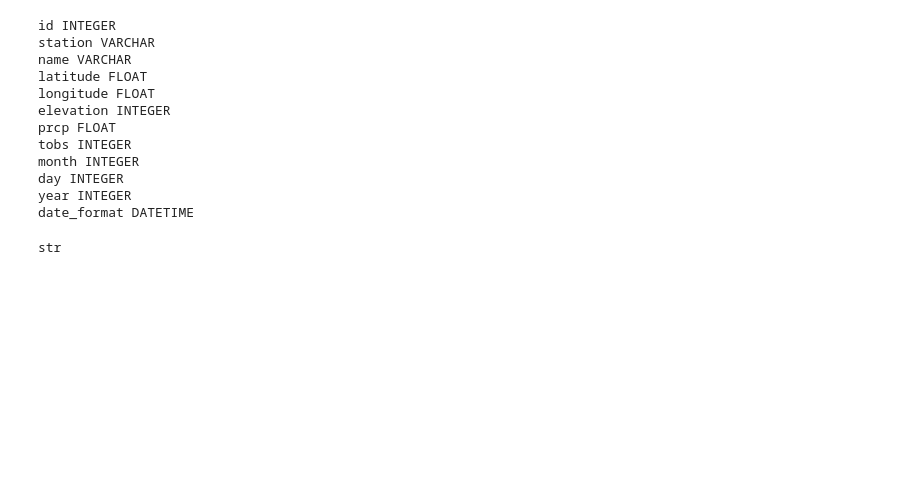
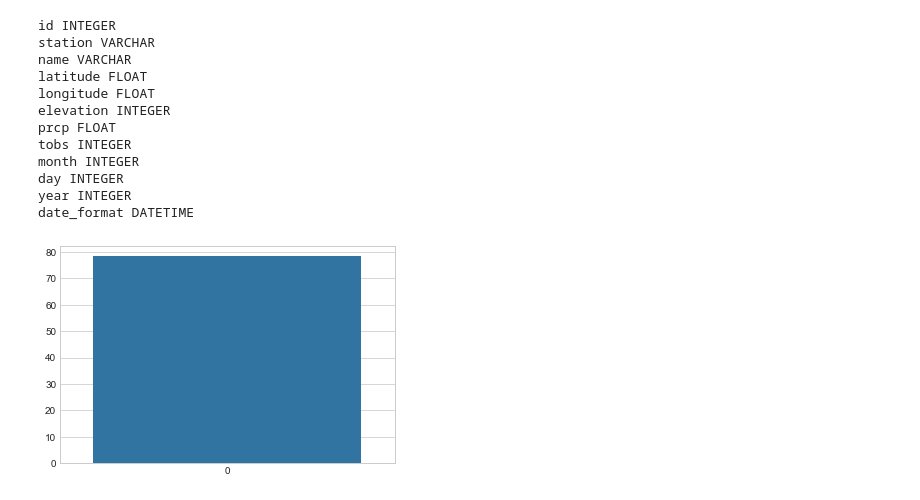
Before and after one commit to gaguinaldo/uscdatabootcamp, a Jupyter notebook: hw-9/climate_analysis.ipynb, the cells around one changed output. Cells and saved outputs as stored; diff of their text form; code cells hidden in the pictures; blank space fills up the shorter version.

```diff
--- a/hw-9/climate_analysis.ipynb
+++ b/hw-9/climate_analysis.ipynb
@@ -287,16 +288,31 @@ day INTEGER
 year INTEGER
 date_format DATETIME
 # %%
-def get_temp(early_date, late_date):
-#     query = 'SELECT * FROM hawaii_data WHERE (date_format BETWEEN ' + '\"' + early_date + '\"' ' AND ' + '\"' + late_date + '\"' + ')'
-#     df_temp = pd.read_sql(query, conn)
-    return type(early_date)
+def get_temp(early_date_str, late_date_str):
+    early_date_dt = datetime.strptime(early_date_str, '%Y-%m-%d')
+    late_date_dt = datetime.strptime(late_date_str, '%Y-%m-%d')
+    early_date = early_date_dt + timedelta(days=-365)
+    late_date = late_date_dt + timedelta(days=-365)
+    query = 'SELECT date_format, tobs FROM hawaii_data WHERE (date_format BETWEEN ' + '\"' + str(early_date) + '\"' ' AND ' + '\"' + str(late_date) + '\"' + ')'
+    df_temp = pd.read_sql(query, conn)
+    return df_temp
 
-#Take string and convert to datetime.
-#Use datetime operations to subtract one year from the dates and store as strings.
-#Take new strings and insert back into query expression.
-#Continue as normal.
+    #Take string and convert to datetime.
+    #Use datetime operations to subtract one year from the dates and store as strings.
+    #Take new strings and insert back into query expression.
+    #Continue as normal.
+
+    #https://stackoverflow.com/questions/441147/how-can-i-subtract-a-day-from-a-python-date
+    #https://docs.python.org/3/library/datetime.html#strftime-strptime-behavior
+    #https://stackoverflow.com/questions/466345/converting-string-into-datetime
-# %%
-get_temp('2016-08-01', '2016-08-12')
-# %% [output]
-str
+# %%
+ave_temp = get_temp('2017-08-01', '2017-08-12')['tobs'].mean()
+max_temp = get_temp('2017-08-01', '2017-08-12')['tobs'].max()
+min_temp = get_temp('2017-08-01', '2017-08-12')['tobs'].min()
+delta_temp = max_temp - min_temp
+# %%
+sns.set_style("whitegrid")
+ax = sns.barplot(x=np.arange(1), y=ave_temp)
+plt.show()
+# %% [output]
+[figure, added]
```
Also changed, not shown: parts of 1 cell of this notebook, 1 other file.
